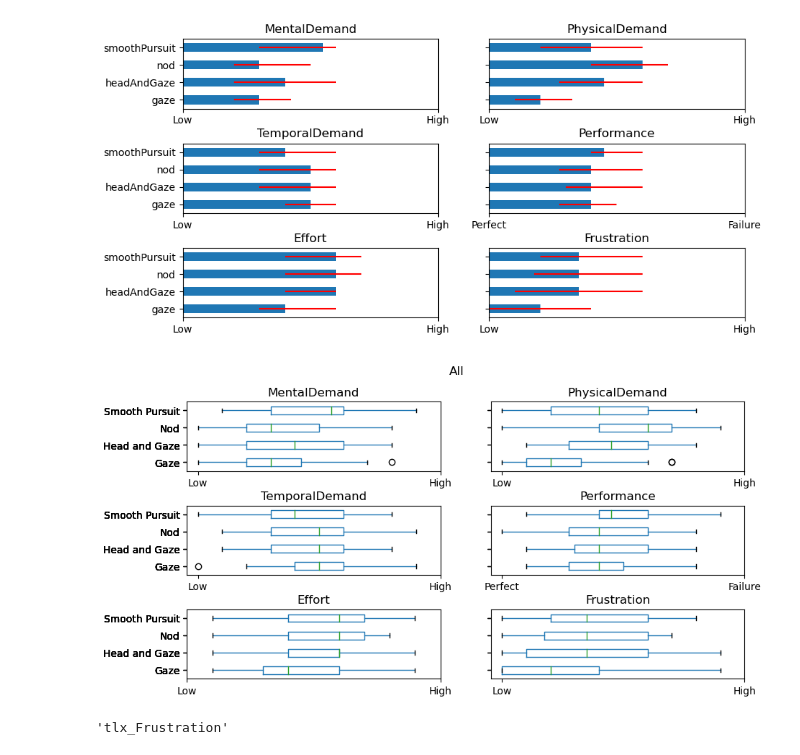
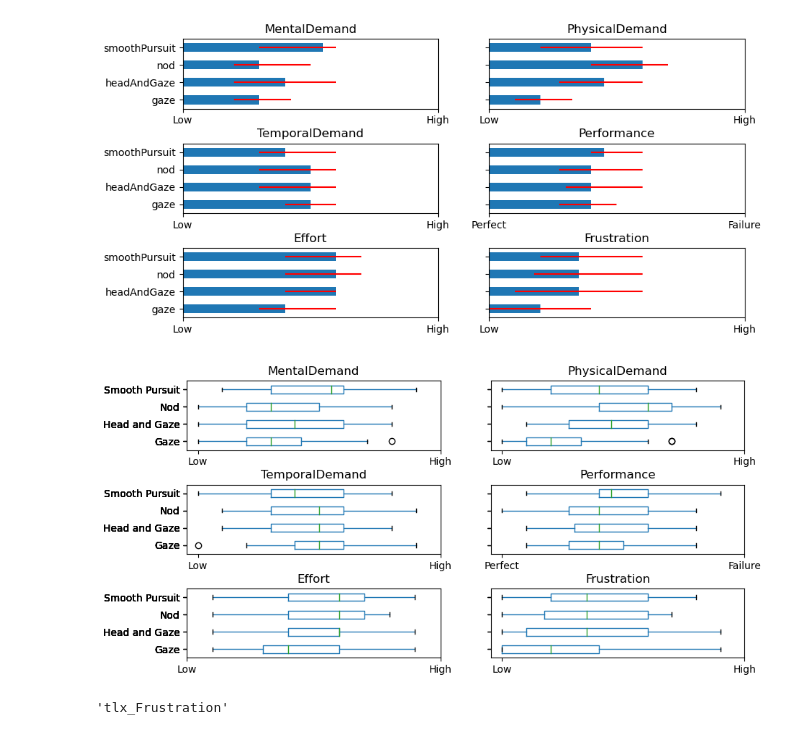
Before and after one commit to Arueris/GazeBasedSelection, a Jupyter notebook: InspectAll.ipynb, the cells around one changed output. Cells and saved outputs as stored; diff of their text form; code cells hidden in the pictures.

```diff
--- a/InspectAll.ipynb
+++ b/InspectAll.ipynb
@@ -132,34 +132,34 @@ plt.show()
 # %%
 gender = False
 answers = recs.get_all_answers(use_z_score=False, gender=gender)
 questions = list(answers["gaze"].keys())
 fig, axs = plt.subplots(int((len(questions)-1)/2), 2, sharey=True, figsize=(10,5), gridspec_kw={'hspace': 0.5})
 axs = axs.flatten()
 summary_answers = dict()
 for q in questions:
     if q in skip_questions:
         continue
     summary_answers[q] = dict()
     for c in Recording.conditions:
         summary_answers[q][rename_methods[c]] = answers[c][q]
 i=0
 for k in summary_answers:
     pd.DataFrame(summary_answers[k]).boxplot(vert=False, ax=axs[i],
                                              grid=False)
     q = k.replace("tlx_", "")
     axs[i].set_title(q)
     if q == "Performance":
         axs[i].set_xticks([0, 100], ["Perfect", "Failure"])
     else:
         axs[i].set_xticks([0, 100], ["Low", "High"])
     i+=1
 title = f"{gender}" if gender else "All"
-fig.suptitle(title)
+# fig.suptitle(title)
 savepath = f"Pictures/QuestionsAnswers_box_{gender}.png" if gender else "Pictures/QuestionsAnswers_box.png"
 plt.savefig(savepath)
 plt.show()
 # %% [output]
-[figure, old version]
+[figure, new version]
 # %%
 summary_answers[k].keys()
 k
```
Also changed, not shown: parts of 14 cells of this notebook, 5 other files.
